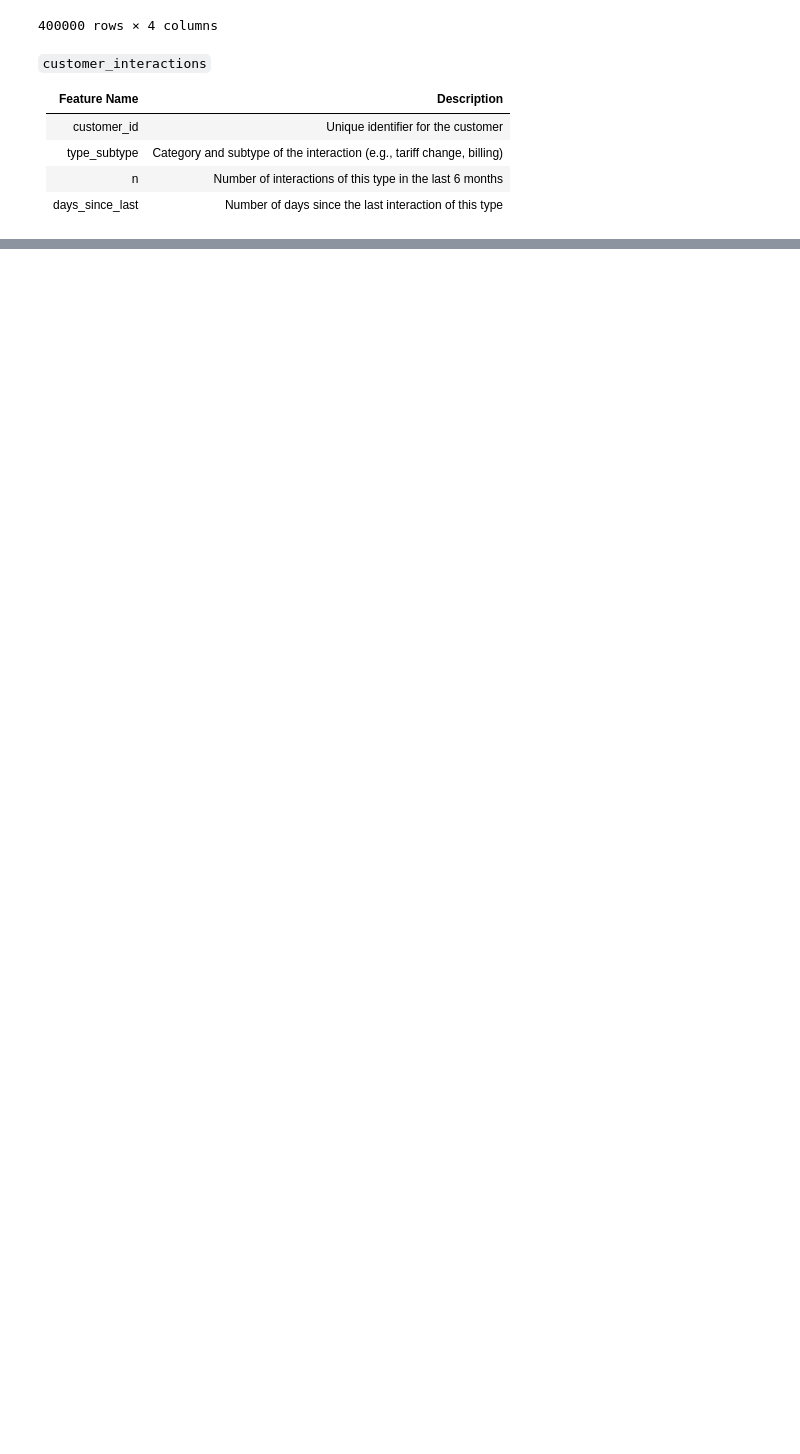
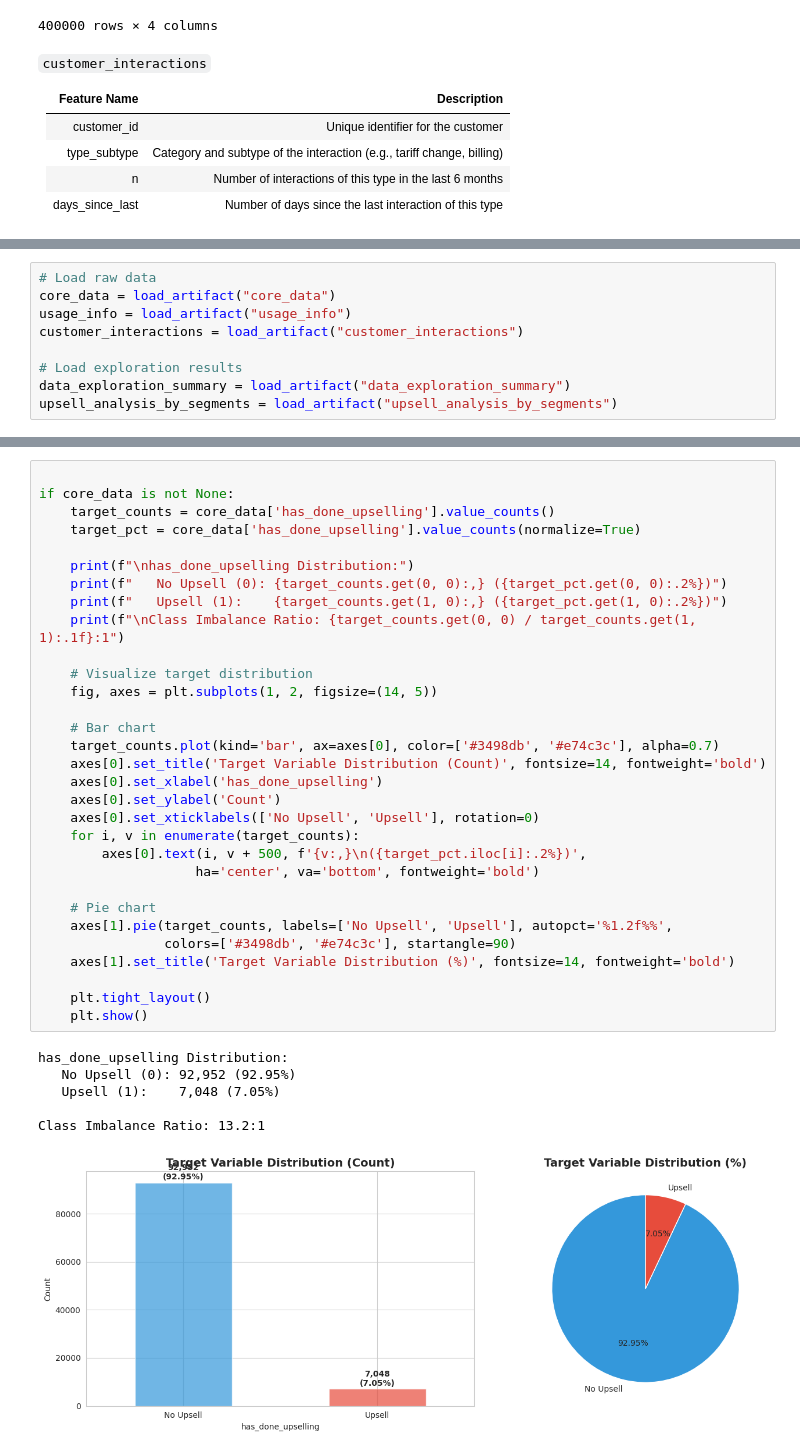
Before and after one commit to csillalelle/telekom_interview, a Jupyter notebook: notebooks/explore.ipynb, the cells around one changed output, grey strips where cells are left out. Saved outputs shown, nothing was run; the diff lists cells and outputs as text; blank space fills up the shorter version.

```diff
--- a/notebooks/explore.ipynb
+++ b/notebooks/explore.ipynb
@@ -185,0 +141,9 @@ dtype: object
+# %%
+# Load raw data
+core_data = load_artifact("core_data")
+usage_info = load_artifact("usage_info")
+customer_interactions = load_artifact("customer_interactions")
+
+# Load exploration results
+data_exploration_summary = load_artifact("data_exploration_summary")
+upsell_analysis_by_segments = load_artifact("upsell_analysis_by_segments")
@@ -185,0 +191,38 @@ dtype: object
+# %%
+
+if core_data is not None:
+    target_counts = core_data['has_done_upselling'].value_counts()
+    target_pct = core_data['has_done_upselling'].value_counts(normalize=True)
+
+    print(f"\nhas_done_upselling Distribution:")
+    print(f"   No Upsell (0): {target_counts.get(0, 0):,} ({target_pct.get(0, 0):.2%})")
+    print(f"   Upsell (1):    {target_counts.get(1, 0):,} ({target_pct.get(1, 0):.2%})")
+    print(f"\nClass Imbalance Ratio: {target_counts.get(0, 0) / target_counts.get(1, 1):.1f}:1")
+
+    # Visualize target distribution
+    fig, axes = plt.subplots(1, 2, figsize=(14, 5))
+
+    # Bar chart
+    target_counts.plot(kind='bar', ax=axes[0], color=['#3498db', '#e74c3c'], alpha=0.7)
+    axes[0].set_title('Target Variable Distribution (Count)', fontsize=14, fontweight='bold')
+    axes[0].set_xlabel('has_done_upselling')
+    axes[0].set_ylabel('Count')
+    axes[0].set_xticklabels(['No Upsell', 'Upsell'], rotation=0)
+    for i, v in enumerate(target_counts):
+        axes[0].text(i, v + 500, f'{v:,}\n({target_pct.iloc[i]:.2%})',
+                    ha='center', va='bottom', fontweight='bold')
+
+    # Pie chart
+    axes[1].pie(target_counts, labels=['No Upsell', 'Upsell'], autopct='%1.2f%%',
+                colors=['#3498db', '#e74c3c'], startangle=90)
+    axes[1].set_title('Target Variable Distribution (%)', fontsize=14, fontweight='bold')
+
+    plt.tight_layout()
+    plt.show()
+# %% [output]
+has_done_upselling Distribution:
+   No Upsell (0): 92,952 (92.95%)
+   Upsell (1):    7,048 (7.05%)
+
+Class Imbalance Ratio: 13.2:1
+[figure, added]
```
Also changed, not shown: parts of 24 cells of this notebook, 9 other files.
